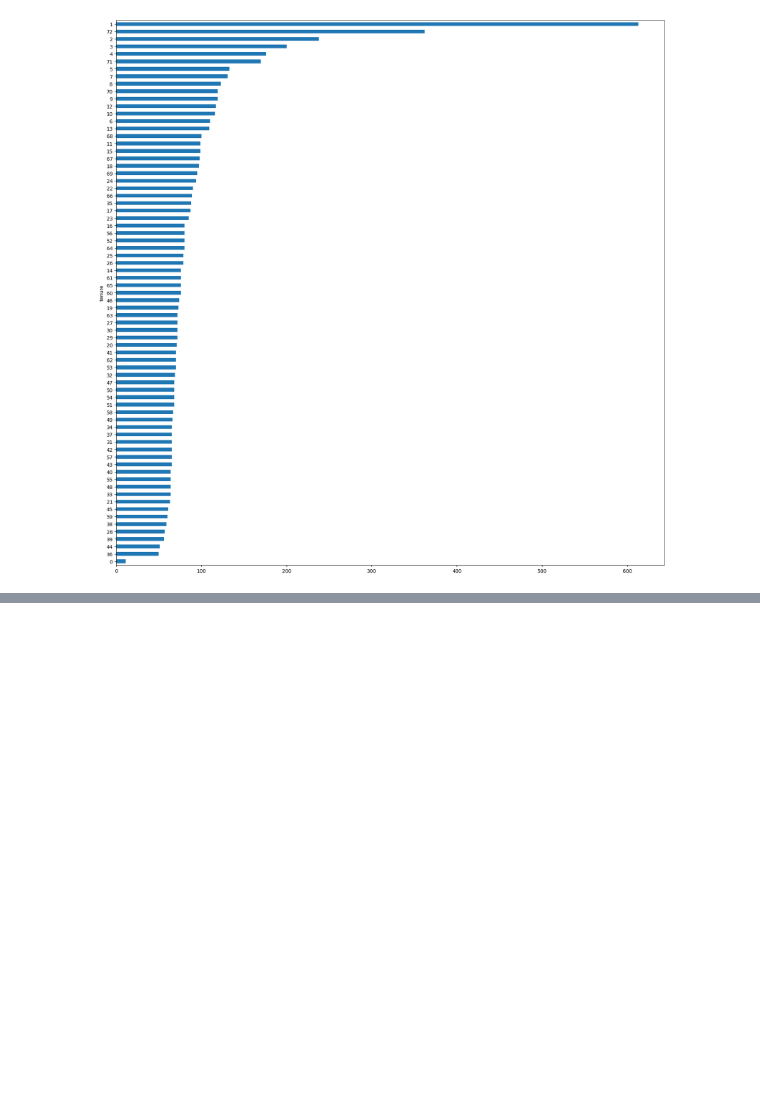
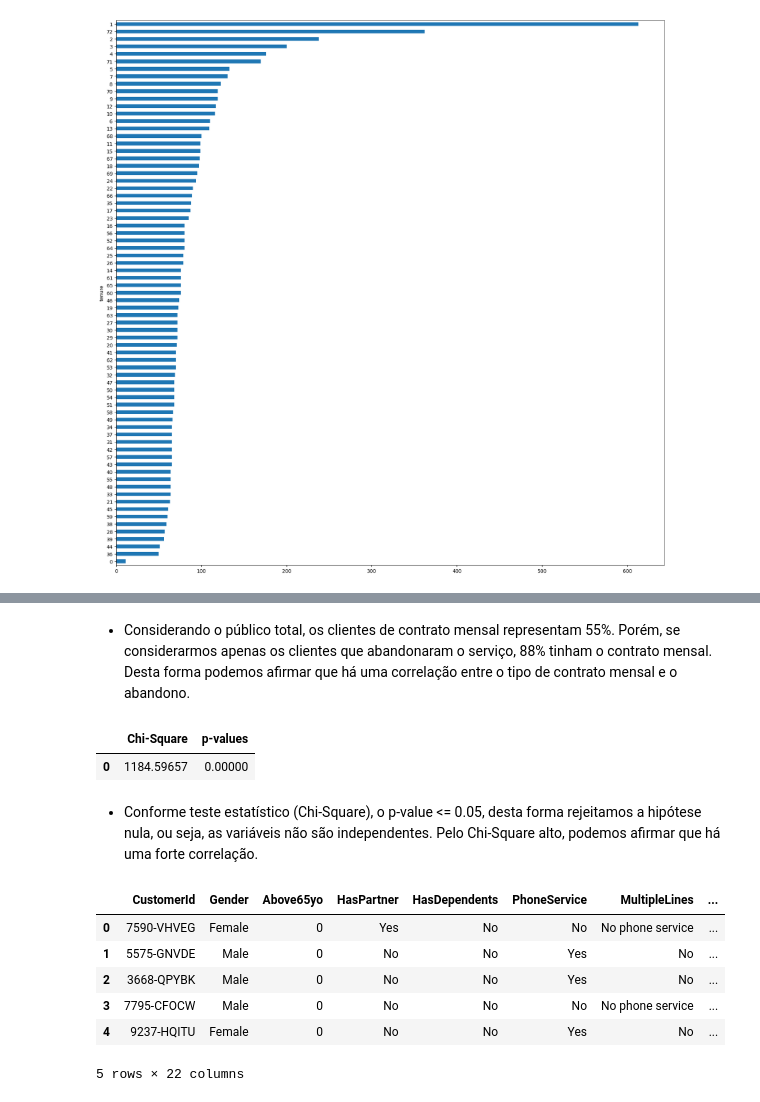
Before and after one commit to rcmonteiro/curso-ia-rocketseat, a Jupyter notebook: eda/eda_churn.ipynb, the cells around one changed output, grey strips where cells are left out. Cells and saved outputs as stored; diff of their text form; code cells hidden in the pictures; blank space fills up the shorter version.

```diff
--- a/eda/eda_churn.ipynb
+++ b/eda/eda_churn.ipynb
@@ -613,0 +641,2 @@ df_churn.groupby(['tenure'])['tenure'].count().sort_values().plot.barh(figsize =
+# %% [markdown]
+- Considerando o público total, os clientes de contrato mensal representam 55%. Porém, se considerarmos apenas os clientes que abandonaram o serviço, 88% tinham o contrato mensal. Desta forma podemos afirmar que há uma correlação entre o tipo de contrato mensal e o abandono.
@@ -613,0 +663,12 @@ df_churn.groupby(['tenure'])['tenure'].count().sort_values().plot.barh(figsize =
+# %%
+# Present user friendly numbers
+pd.set_option('display.float_format', lambda x: '%.5f' % x)
+# %%
+# Create a DF
+df_chi_scores_churn_contract = pd.DataFrame({'Chi-Square': scores_churn_contract, 'p-values': pvalues_churn_contract})
+df_chi_scores_churn_contract
+# %% [output]
+|  | Chi-Square | p-values |
+| 0 | 1184.59657 | 0.00000 |
+# %% [markdown]
+- Conforme teste estatístico (Chi-Square), o p-value <= 0.05, desta forma rejeitamos a hipótese nula, ou seja, as variáveis não são independentes. Pelo Chi-Square alto, podemos afirmar que há uma forte correlação.
@@ -613,0 +685,11 @@ df_churn.groupby(['tenure'])['tenure'].count().sort_values().plot.barh(figsize =
+# %%
+# Check DF
+df_churn.head(5)
+# %% [output]
+|  | CustomerId | Gender | Above65yo | HasPartner | HasDependents | PhoneService | MultipleLines | ... |
+| 0 | 7590-VHVEG | Female | 0 | Yes | No | No | No phone service | ... |
+| 1 | 5575-GNVDE | Male | 0 | No | No | Yes | No | ... |
+| 2 | 3668-QPYBK | Male | 0 | No | No | Yes | No | ... |
+| 3 | 7795-CFOCW | Male | 0 | No | No | No | No phone service | ... |
+| 4 | 9237-HQITU | Female | 0 | No | No | Yes | No | ... |
+5 rows × 22 columns
```
Also changed, not shown: parts of 25 cells of this notebook, 2 other files.
